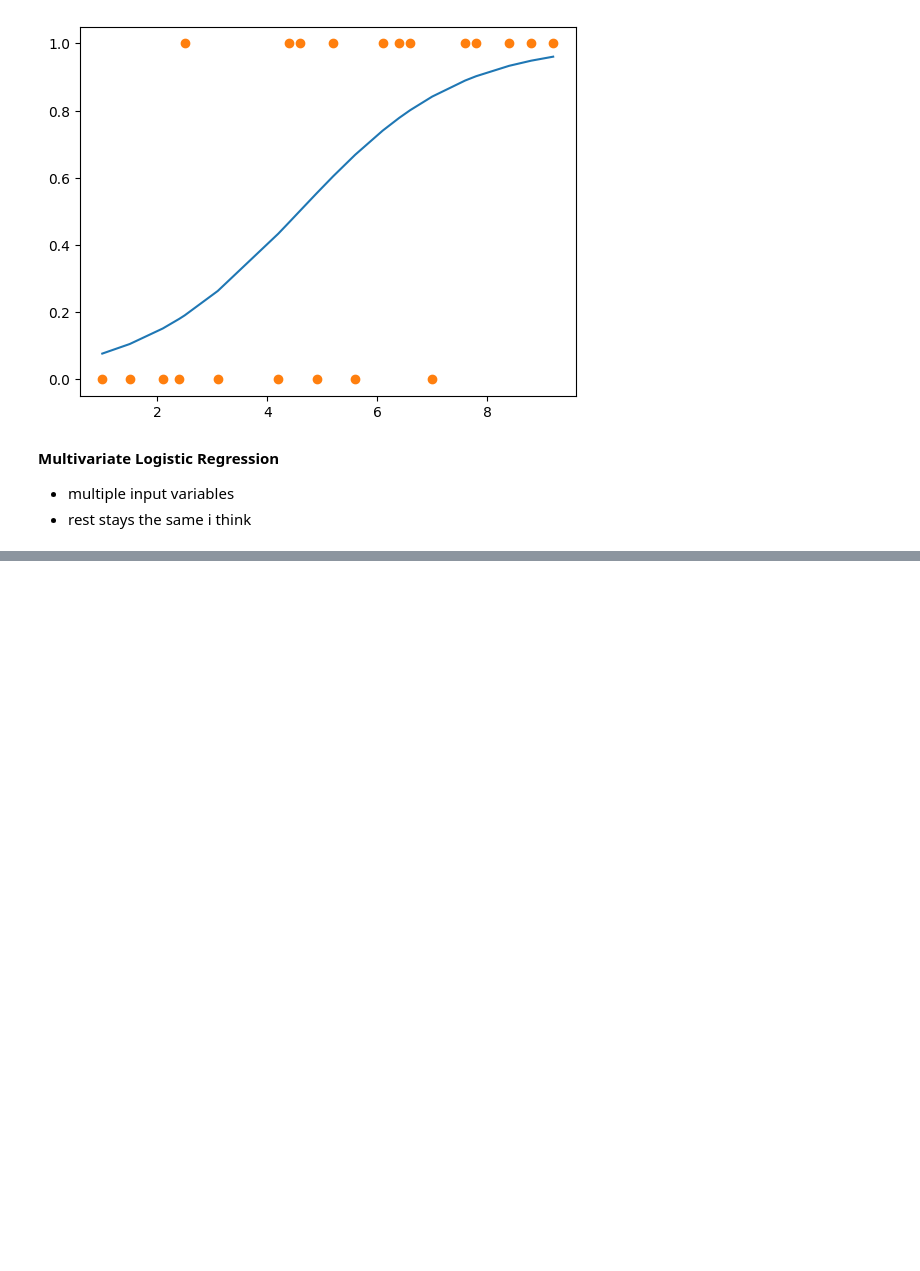
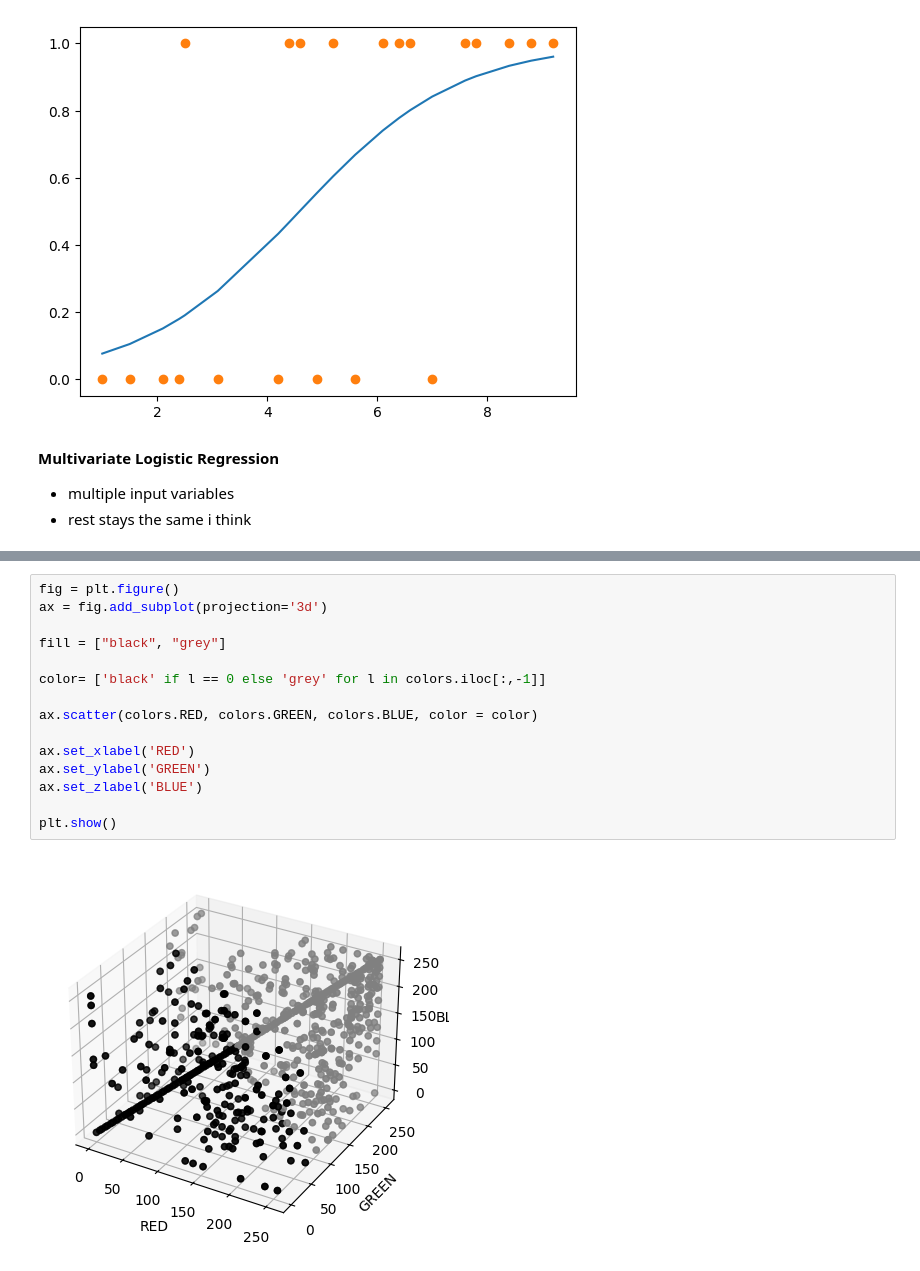
Before and after one commit to marlaks/Math_for_DS_testing, a Jupyter notebook: Logistic_Regression.ipynb, the cells around one changed output, grey strips where cells are left out. Cells and saved outputs as stored; diff of their text form; blank space fills up the shorter version.

```diff
--- a/Logistic_Regression.ipynb
+++ b/Logistic_Regression.ipynb
@@ -94,0 +271,17 @@ plt.show()
+# %%
+fig = plt.figure()
+ax = fig.add_subplot(projection='3d')
+
+fill = ["black", "grey"]
+
+color= ['black' if l == 0 else 'grey' for l in colors.iloc[:,-1]]
+
+ax.scatter(colors.RED, colors.GREEN, colors.BLUE, color = color)
+
+ax.set_xlabel('RED')
+ax.set_ylabel('GREEN')
+ax.set_zlabel('BLUE')
+
+plt.show()
+# %% [output]
+[figure, added]
```
Also changed, not shown: parts of 22 cells of this notebook.
